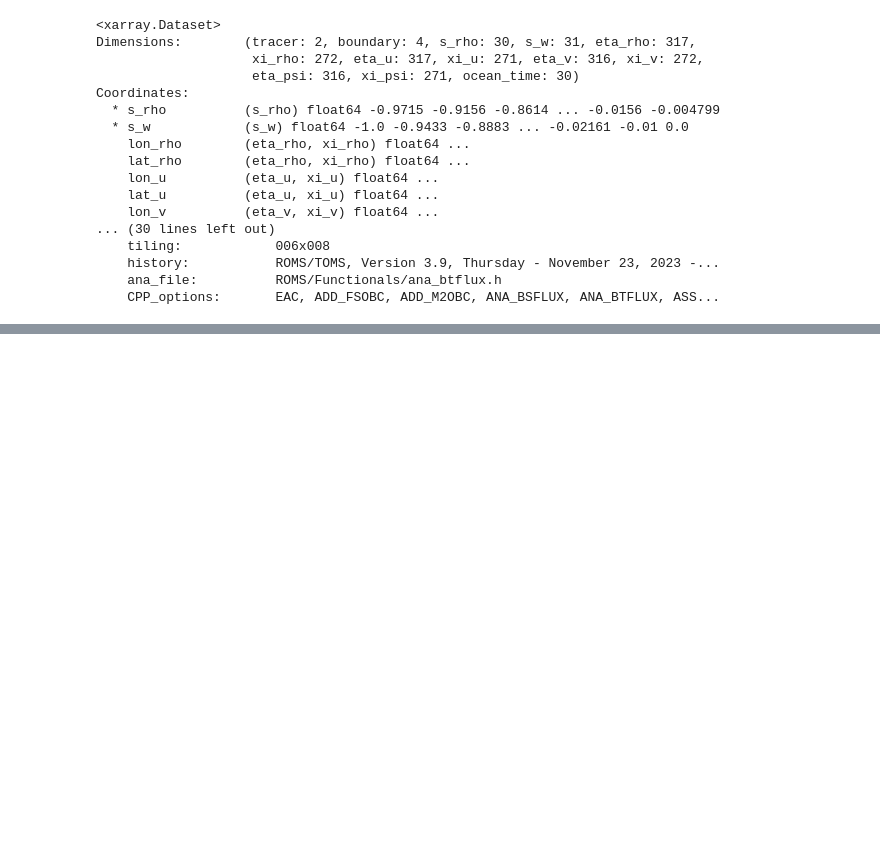
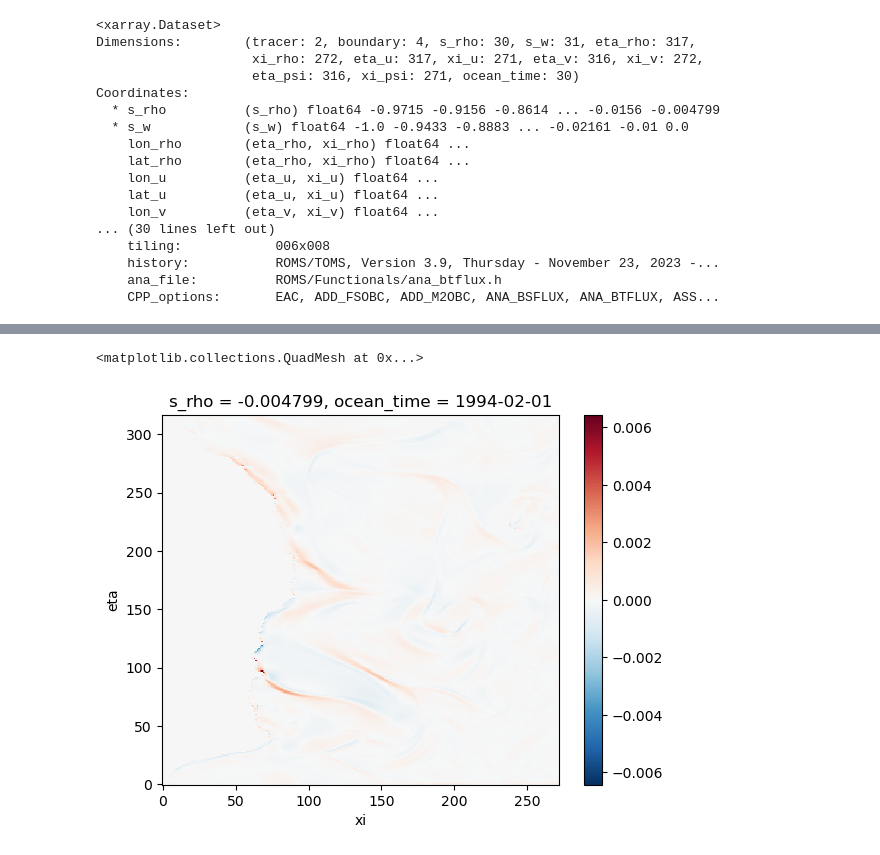
Before and after one commit to fncsobral/waom_notebook, a Jupyter notebook: OHB_shelf/Cross-1500m/testing.ipynb, the cells around one changed output, grey strips where cells are left out. Saved outputs shown, nothing was run; the diff lists cells and outputs as text; code cells hidden in the pictures; blank space fills up the shorter version.

```diff
--- a/OHB_shelf/Cross-1500m/testing.ipynb
+++ b/OHB_shelf/Cross-1500m/testing.ipynb
@@ -1158,0 +1345,5 @@ NameError: name 'dg' is not defined
+# %%
+y_temp.isel(s_rho=-1).plot()
+# %% [output]
+<matplotlib.collections.QuadMesh at 0x...>
+[figure, added]
```
Also changed, not shown: parts of 5 cells of this notebook.
